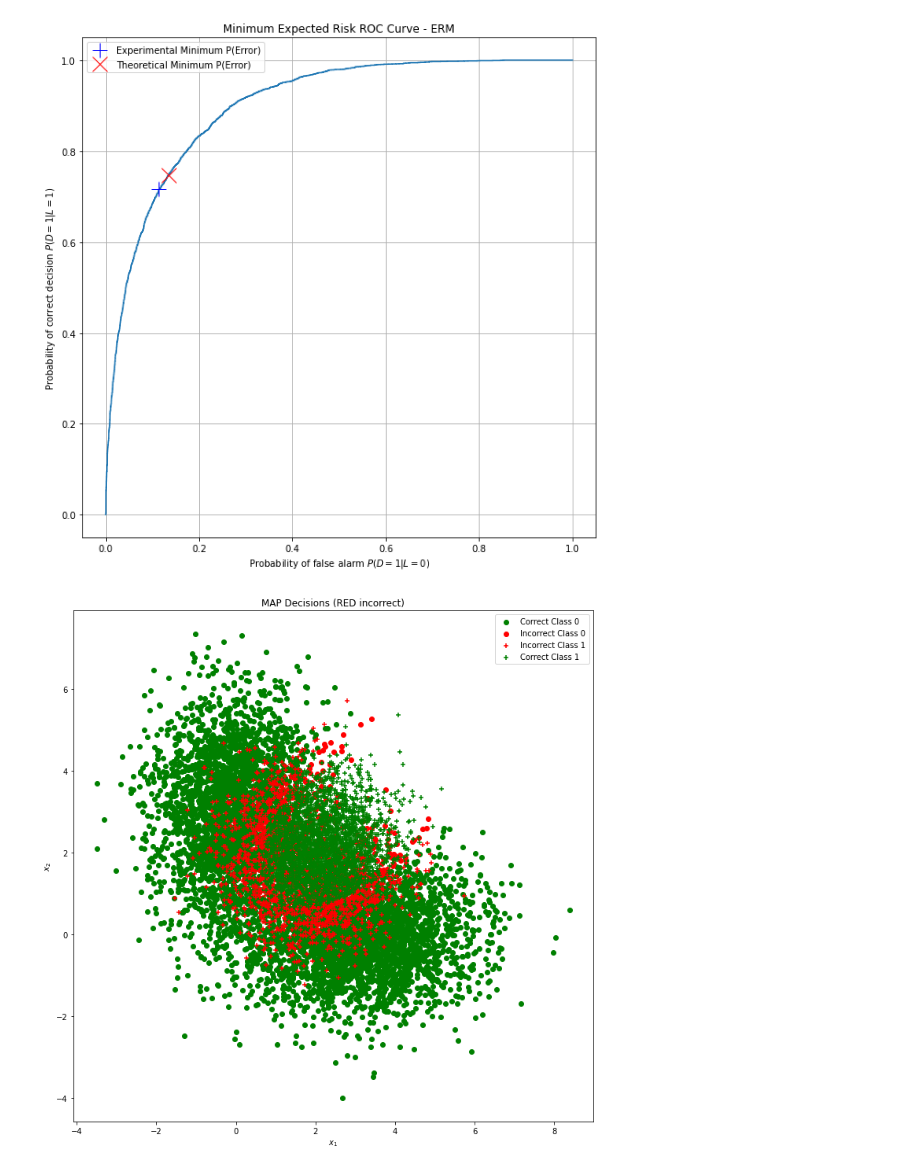
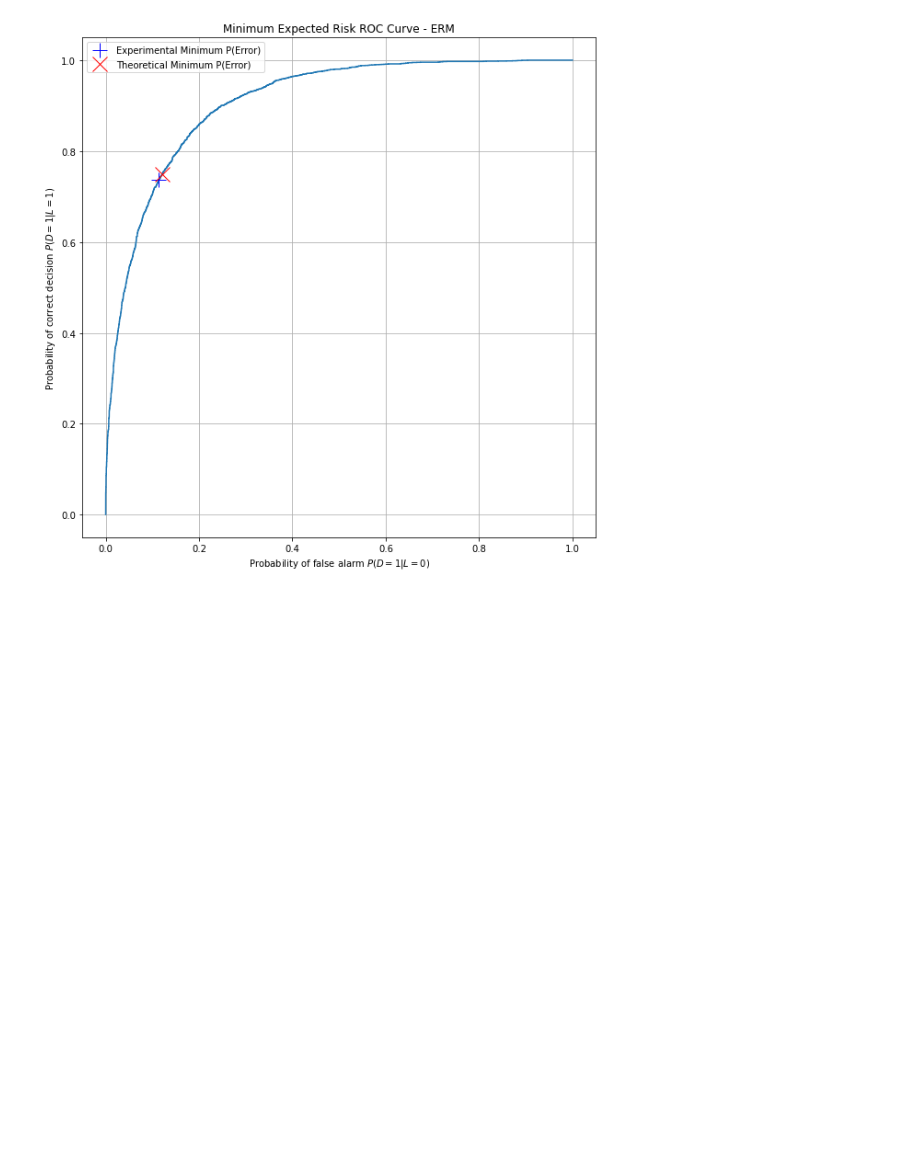
Before and after one commit to meuliano/EECE5644, a Jupyter notebook: HW2/hw2_1.ipynb, the cells around one changed output. Cells and saved outputs as stored; diff of their text form; code cells hidden in the pictures; blank space fills up the shorter version.

```diff
--- a/HW2/hw2_1.ipynb
+++ b/HW2/hw2_1.ipynb
@@ -127,6 +79,7 @@ def estimate_roc(discriminant_score, label):
 # %%
 x = D10k_validate_data
 labels = D10k_validate_labels
+Nlabels = np.array((sum(labels == 0), sum(labels == 1))) #~[6500,3500]
 
 # Class conditional likelihood is a 2x10,000 matrix of likelihoods for each sample based on gaussian distribution
 ccl0 = weights[0]*multivariate_normal.pdf(x, class0_mean[0], class0_cov[0]) + weights[1]*multivariate_normal.pdf(x, class0_mean[1], class0_cov[1])
@@ -184,35 +137,16 @@ Theoretical Minimum Error:  0.1757885623366102
 # %%
 # Plot ROC
 fig_roc, ax_roc = plt.subplots(figsize=(10, 10))
 ax_roc.plot(roc_erm[0], roc_erm[1])
 ax_roc.plot(roc_erm[0,minimum_index], roc_erm[1,minimum_index],'b+', label="Experimental Minimum P(Error)", markersize=16)
 ax_roc.plot(roc_map[0], roc_map[1], 'rx', label="Theoretical Minimum P(Error)", markersize=16)
 ax_roc.legend()
 ax_roc.set_xlabel(r"Probability of false alarm $P(D=1|L=0)$")
 ax_roc.set_ylabel(r"Probability of correct decision $P(D=1|L=1)$")
 plt.title("Minimum Expected Risk ROC Curve - ERM")
 plt.grid(True)
 
 fig_roc;
-
-
-# Display MAP decisions
-fig, ax4 = plt.subplots(figsize=(10, 10))
-
-# class 0 circle, class 1 +, correct green, incorrect red
-ax4.scatter(x[ind_00_map, 0], x[ind_00_map, 1], c='g',marker='o', label="Correct Class 0")
-ax4.scatter(x[ind_10_map, 0], x[ind_10_map, 1],c='r',marker='o', label="Incorrect Class 0")
-ax4.scatter(x[ind_01_map, 0], x[ind_01_map, 1], c='r',marker='+', label="Incorrect Class 1")
-ax4.scatter(x[ind_11_map, 0], x[ind_11_map, 1], c='g',marker='+', label="Correct Class 1")
-
-plt.legend()
-plt.xlabel(r"$x_1$")
-plt.ylabel(r"$x_2$")
-plt.title("MAP Decisions (RED incorrect)")
-plt.tight_layout()
-plt.show()
-fig;
 # %% [output]
-[figure, old version]
+[figure, new version]
-[figure, removed]
 # %%
```
Also changed, not shown: parts of 7 cells of this notebook.
